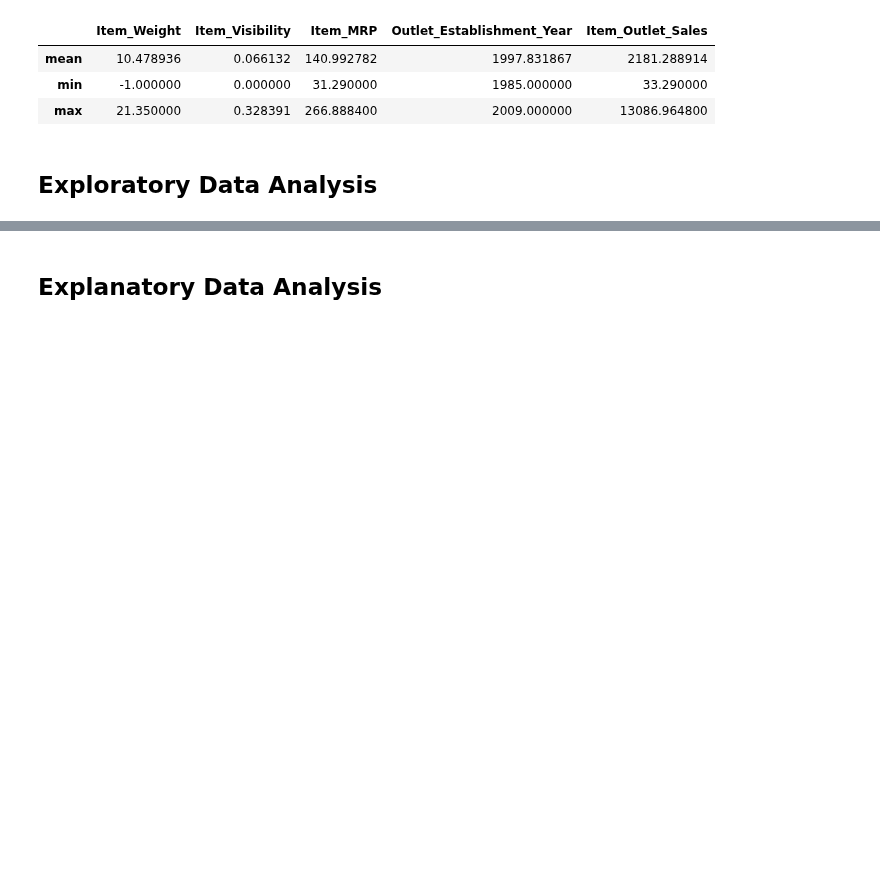
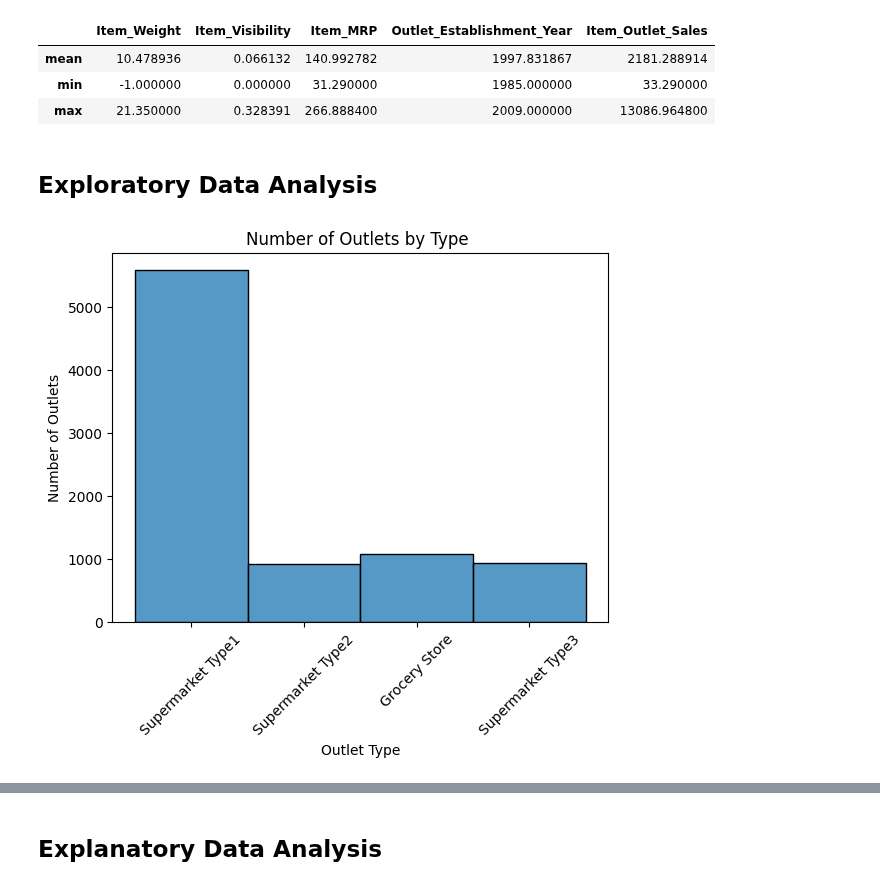
Before and after one commit to Nelette73/Prediction-of-Product-Sales, a Jupyter notebook: Prediction_of_Product_Sales.ipynb, the cells around one changed output, grey strips where cells are left out. Cells and saved outputs as stored; diff of their text form; code cells hidden in the pictures; blank space fills up the shorter version.

```diff
--- a/Prediction_of_Product_Sales.ipynb
+++ b/Prediction_of_Product_Sales.ipynb
@@ -227,0 +231,11 @@ df_sales_clean.describe(include=[np.number]).loc[['mean', 'min','max']]
+# %%
+# Histograms to view the distributions of numerical features
+ax = sns.histplot(data=df_sales_clean, x="Outlet_Type")
+#ax.ticklabel_format(style='plain');
+ax.tick_params(axis='x', rotation = 45);
+
+ax.set_xlabel("Outlet Type")
+ax.set_ylabel("Number of Outlets")
+ax.set_title("Number of Outlets by Type ");
+# %% [output]
+[figure, added]
```
Also changed, not shown: parts of 15 cells of this notebook.
